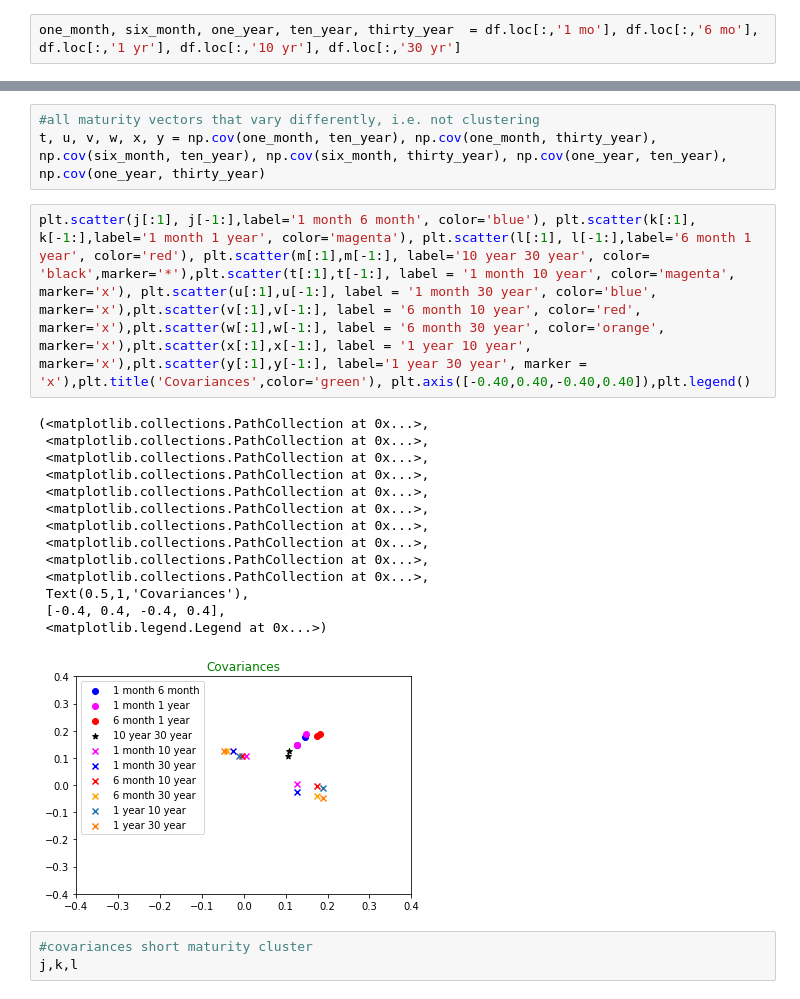
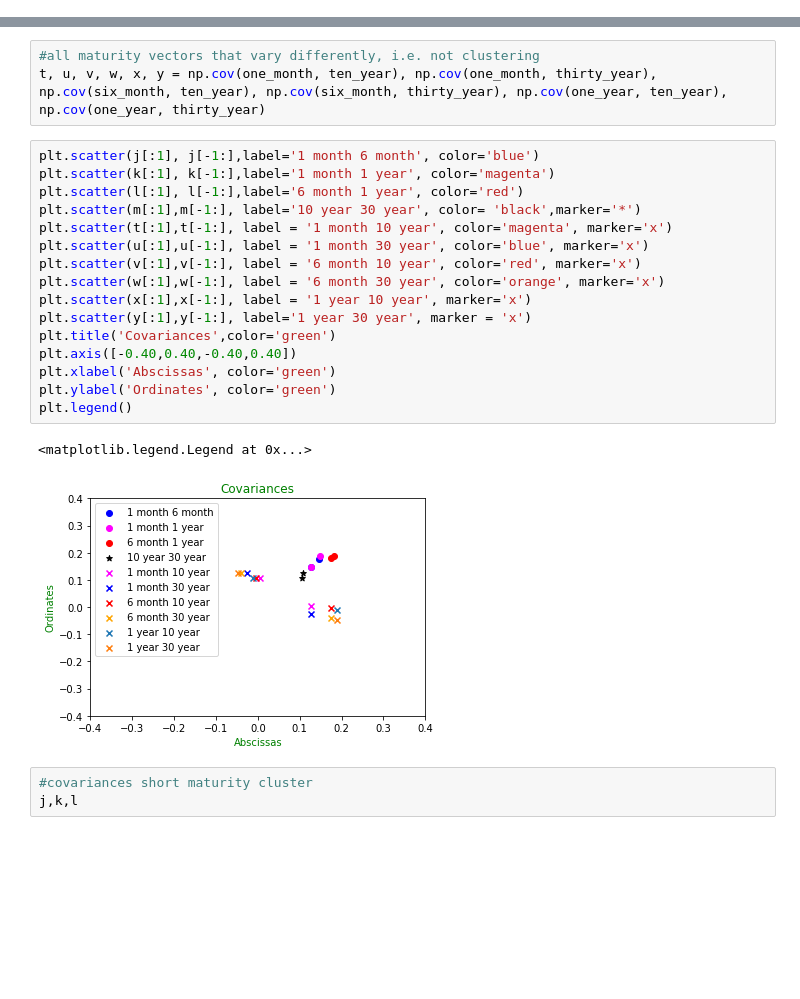
Before and after one commit to sarilacivert/Prep-for-Data-Science, a Jupyter notebook: DSP_JohnFoxworthy.ipynb, the cells around one changed output, grey strips where cells are left out. Saved outputs shown, nothing was run; the diff lists cells and outputs as text; blank space fills up the shorter version.

```diff
--- a/DSP_JohnFoxworthy.ipynb
+++ b/DSP_JohnFoxworthy.ipynb
@@ -157,5 +107,3 @@ df = pd.DataFrame(sample_json_df)
-# %%
-one_month, six_month, one_year, ten_year, thirty_year  = df.loc[:,'1 mo'], df.loc[:,'6 mo'], df.loc[:,'1 yr'], df.loc[:,'10 yr'], df.loc[:,'30 yr']
 # %%
 #VAR(X) = COV(X,X)
 np.cov(one_month, one_month)
@@ -176,22 +124,24 @@ m = np.cov(ten_year,thirty_year)
 #all maturity vectors that vary differently, i.e. not clustering
 t, u, v, w, x, y = np.cov(one_month, ten_year), np.cov(one_month, thirty_year), np.cov(six_month, ten_year), np.cov(six_month, thirty_year), np.cov(one_year, ten_year), np.cov(one_year, thirty_year)
 # %%
-plt.scatter(j[:1], j[-1:],label='1 month 6 month', color='blue'), plt.scatter(k[:1], k[-1:],label='1 month 1 year', color='magenta'), plt.scatter(l[:1], l[-1:],label='6 month 1 year', color='red'), plt.scatter(m[:1],m[-1:], label='10 year 30 year', color= 'black',marker='*'),plt.scatter(t[:1],t[-1:], label = '1 month 10 year', color='magenta', marker='x'), plt.scatter(u[:1],u[-1:], label = '1 month 30 year', color='blue', marker='x'),plt.scatter(v[:1],v[-1:], label = '6 month 10 year', color='red', marker='x'),plt.scatter(w[:1],w[-1:], label = '6 month 30 year', color='orange', marker='x'),plt.scatter(x[:1],x[-1:], label = '1 year 10 year', marker='x'),plt.scatter(y[:1],y[-1:], label='1 year 30 year', marker = 'x'),plt.title('Covariances',color='green'), plt.axis([-0.40,0.40,-0.40,0.40]),plt.legend()
+plt.scatter(j[:1], j[-1:],label='1 month 6 month', color='blue')
+plt.scatter(k[:1], k[-1:],label='1 month 1 year', color='magenta')
+plt.scatter(l[:1], l[-1:],label='6 month 1 year', color='red')
+plt.scatter(m[:1],m[-1:], label='10 year 30 year', color= 'black',marker='*')
+plt.scatter(t[:1],t[-1:], label = '1 month 10 year', color='magenta', marker='x')
+plt.scatter(u[:1],u[-1:], label = '1 month 30 year', color='blue', marker='x')
+plt.scatter(v[:1],v[-1:], label = '6 month 10 year', color='red', marker='x')
+plt.scatter(w[:1],w[-1:], label = '6 month 30 year', color='orange', marker='x')
+plt.scatter(x[:1],x[-1:], label = '1 year 10 year', marker='x')
+plt.scatter(y[:1],y[-1:], label='1 year 30 year', marker = 'x')
+plt.title('Covariances',color='green')
+plt.axis([-0.40,0.40,-0.40,0.40])
+plt.xlabel('Abscissas', color='green')
+plt.ylabel('Ordinates', color='green')
+plt.legend()
 # %% [output]
-(<matplotlib.collections.PathCollection at 0x...>,
- <matplotlib.collections.PathCollection at 0x...>,
- <matplotlib.collections.PathCollection at 0x...>,
- <matplotlib.collections.PathCollection at 0x...>,
- <matplotlib.collections.PathCollection at 0x...>,
- <matplotlib.collections.PathCollection at 0x...>,
- <matplotlib.collections.PathCollection at 0x...>,
- <matplotlib.collections.PathCollection at 0x...>,
- <matplotlib.collections.PathCollection at 0x...>,
- <matplotlib.collections.PathCollection at 0x...>,
- Text(0.5,1,'Covariances'),
- [-0.4, 0.4, -0.4, 0.4],
- <matplotlib.legend.Legend at 0x...>)
+<matplotlib.legend.Legend at 0x...>
-[figure, old version]
+[figure, new version]
 # %%
 #covariances short maturity cluster
 j,k,l
```
Also changed, not shown: parts of 10 cells of this notebook.
